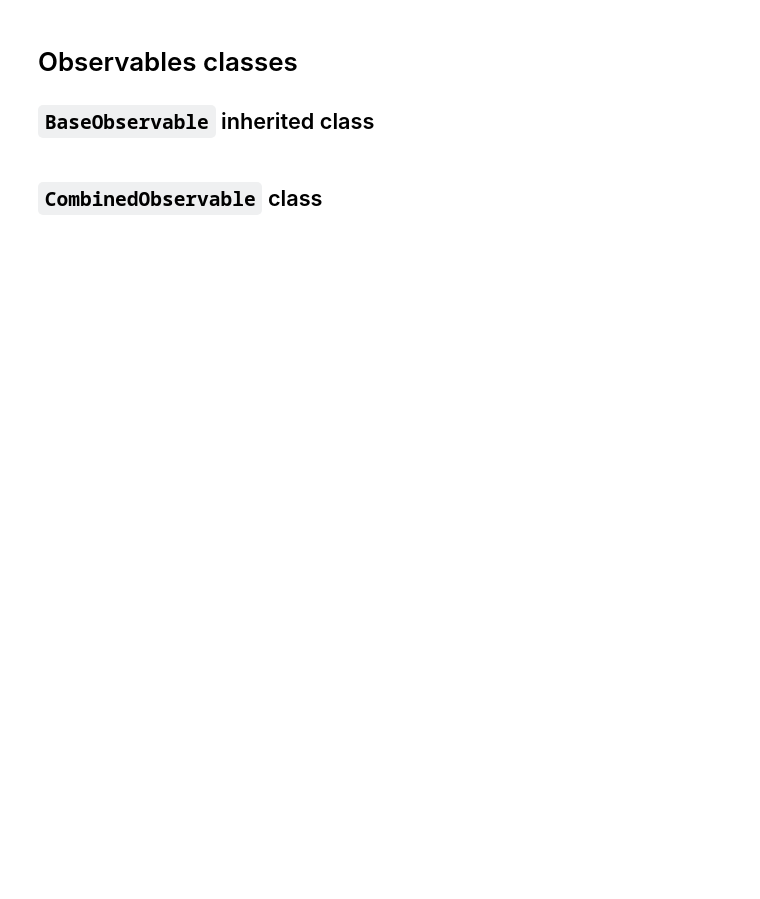
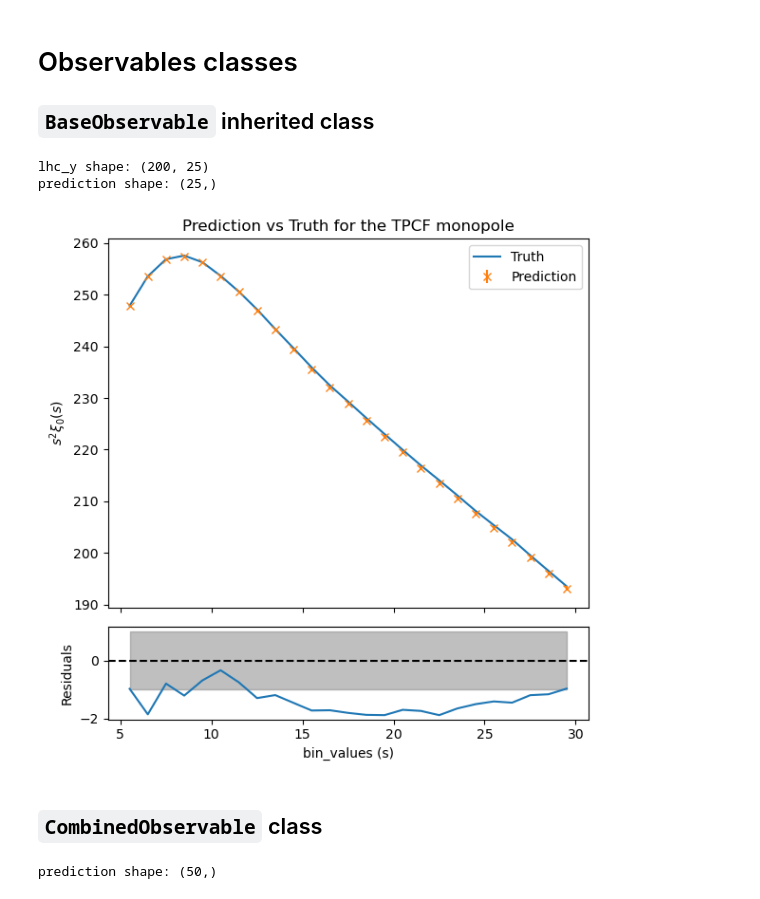
Before and after one commit to epaillas/acm, a Jupyter notebook: docs/notebooks/observables.ipynb, the cells around one changed output. Drawn from its saved outputs; the diff is of its cells as text; code cells hidden in the pictures; blank space fills up the shorter version.

Commit message:
added plots to observables example

```diff
--- a/docs/notebooks/observables.ipynb
+++ b/docs/notebooks/observables.ipynb
@@ -28,7 +47,7 @@ class TPCF(BaseObservable):
         return summary_coords_dict
 # %%
 select_filters = {'cosmo_idx': [0, 1], 'multipoles': [0]}
-slice_filters = {'bin_values': [0, 150]}
+slice_filters = {'bin_values': [5, 30]}
 
 tpcf = TPCF(
     select_filters=select_filters,
@@ -48,7 +67,11 @@ emulator_error = tpcf.emulator_error
 emulator_covariance = tpcf.get_emulator_covariance_matrix(prefactor=1)
 
 # get a prediction
-prediction = tpcf.get_model_prediction(lhc_x[0], model)
+idx_pred = 0
+prediction = tpcf.get_model_prediction(lhc_x[idx_pred], model)
 
-print('lhc_y shape:', lhc_y.shape)
+print('lhc_y shape:', lhc_y.shape,)
 print('prediction shape:', prediction.shape)
+# %% [output]
+lhc_y shape: (200, 25)
+prediction shape: (25,)
@@ -67,3 +78,28 @@ plt.legend()
+# %%
+import matplotlib.pyplot as plt
+import numpy as np
+
+s = bin_values
+truth = lhc_y[idx_pred] # Same index to compare with the prediction
+pred = prediction
+error = np.sqrt(np.diag(covariance_matrix))
+
+fig, ax = plt.subplots(2, 1, figsize=(6, 6), sharex=True, height_ratios=[2, 0.5])
+
+ax[0].plot(s, truth*s**2, label='Truth')
+ax[0].errorbar(s, pred*s**2, yerr=error*s**2, fmt='x', label='Prediction')
+ax[1].plot(s, (pred - truth)/error)
+ax[1].axhline(0, color='k', linestyle='--')
+ax[1].fill_between(s, -1, 1, color='gray', alpha=0.5)
+ax[0].set_ylabel(r'$s^2 \xi_0(s)$')
+ax[1].set_ylabel('Residuals')
+ax[1].set_xlabel('bin_values (s)')
+
+ax[0].set_title('Prediction vs Truth for the TPCF monopole')
+ax[0].legend()
+fig.tight_layout();
+# %% [output]
+[figure, added]
 # %% [markdown]
 ## `CombinedObservable` class
 # %%
@@ -72,6 +108,16 @@ from acm.observables.combined import BaseCombinedObservable as CombinedObservabl
 combined = CombinedObservable([
     TPCF(
         select_filters={'cosmo_idx': [0, 1], 'multipoles': [0]},
-        slice_filters={'bin_values': [0, 150]}
+        slice_filters={'bin_values': [5, 30]}
+    ),
+    TPCF(
+        select_filters={'cosmo_idx': [0, 1], 'multipoles': [2]}, # here, as example we use the quadrupole instead of a different observable
+        slice_filters={'bin_values': [5, 30]}
     ),
 ])
+
+idx_pred = 0
+prediction = combined.get_model_prediction(lhc_x[idx_pred])
+print('prediction shape:', prediction.shape)
+# %% [output]
+prediction shape: (50,)
```
Also changed, not shown: parts of 3 cells of this notebook.
